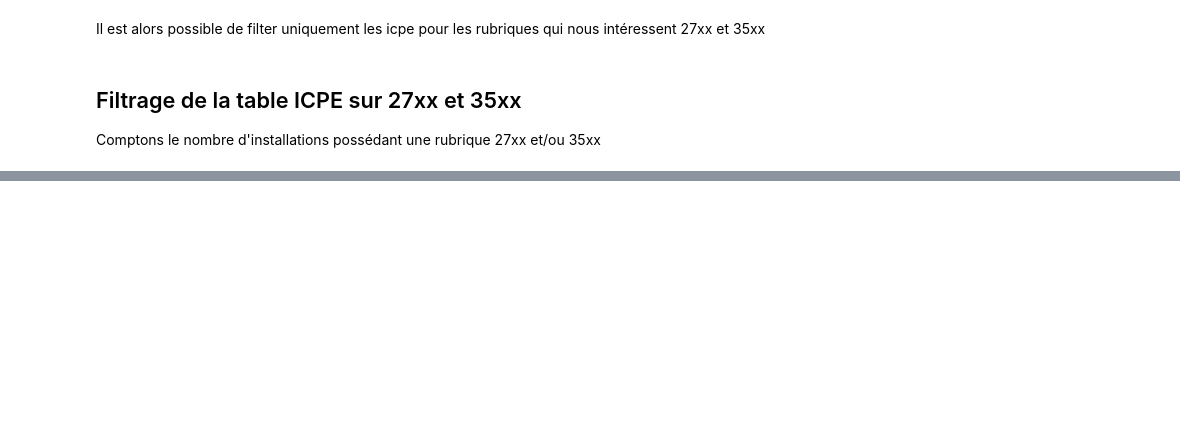
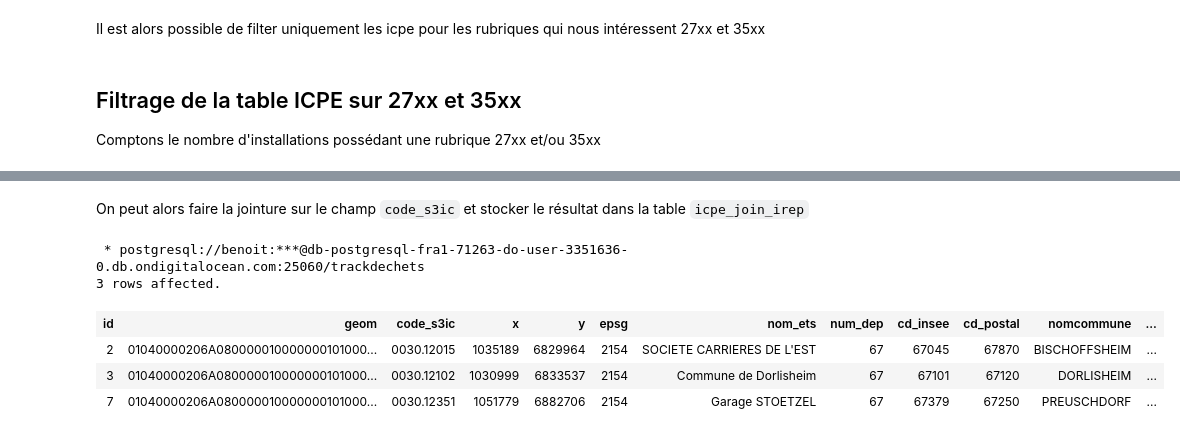
Before and after one commit to MTES-MCT/trackdechets-datascience, a Jupyter notebook: notebooks/trackdechets.ipynb, the cells around one changed output, grey strips where cells are left out. Cells and saved outputs as stored; diff of their text form; code cells hidden in the pictures; blank space fills up the shorter version.

Commit message:
refactor, irep, gerep

```diff
--- a/notebooks/trackdechets.ipynb
+++ b/notebooks/trackdechets.ipynb
@@ -154,0 +216,31 @@ SELECT COUNT(*) FROM
+# %% [markdown]
+On peut alors faire la jointure sur le champ `code_s3ic`
+et stocker le résultat dans la table `icpe_join_irep`
+# %%
+%%sql
+SELECT
+    a.*,
+    b.nom_etablissement as irep_nom_etablissement,
+    b.numero_siret as irep_numero_siret,
+    b.adresse as irep_adresse,
+    b.code_postal as irep_code_postal,
+    b.commune as irep_commune,
+    b.departement as irep_departement,
+    b.region as irep_region,
+    "b"."coordonnees_X" as irep_coordonnees_X,
+    "b"."coordonnees_Y" as irep_coordonnees_Y,
+    b.code_ape as irep_code_ape,
+    b.libelle_ape as irep_libelle_ape,
+    b.code_eprtr as irep_code_eprtr,
+    b.libelle_eprtr as irep_libelle_eprtr
+FROM icpe_27_35 as a
+LEFT JOIN irep_prepared as b
+ON a.code_s3ic = b.code_s3ic
+limit 3
+# %% [output]
+ * postgresql://benoit:***@db-postgresql-fra1-71263-do-user-3351636-0.db.ondigitalocean.com:25060/trackdechets
+3 rows affected.
+| id | geom | code_s3ic | x | y | epsg | nom_ets | num_dep | cd_insee | cd_postal | nomcommune | ... |
+| 2 | 01040000206A080000010000000101000... | 0030.12015 | 1035189 | 6829964 | 2154 | SOCIETE CARRIERES DE L'EST | 67 | 67045 | 67870 | BISCHOFFSHEIM | ... |
+| 3 | 01040000206A080000010000000101000... | 0030.12102 | 1030999 | 6833537 | 2154 | Commune de Dorlisheim | 67 | 67101 | 67120 | DORLISHEIM | ... |
+| 7 | 01040000206A080000010000000101000... | 0030.12351 | 1051779 | 6882706 | 2154 | Garage STOETZEL | 67 | 67379 | 67250 | PREUSCHDORF | ... |
```
Also changed, not shown: parts of 21 cells of this notebook, 16 other files.
